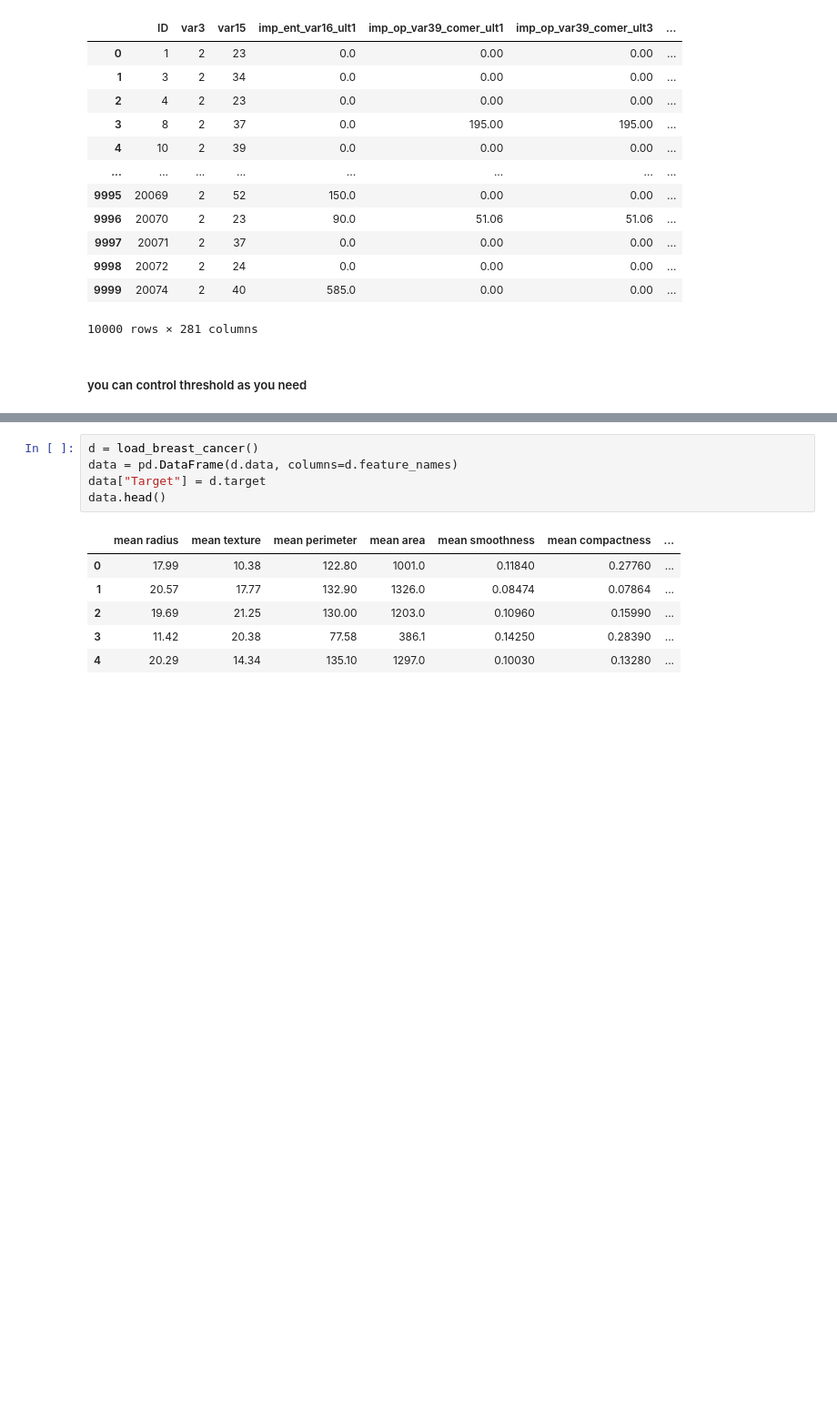
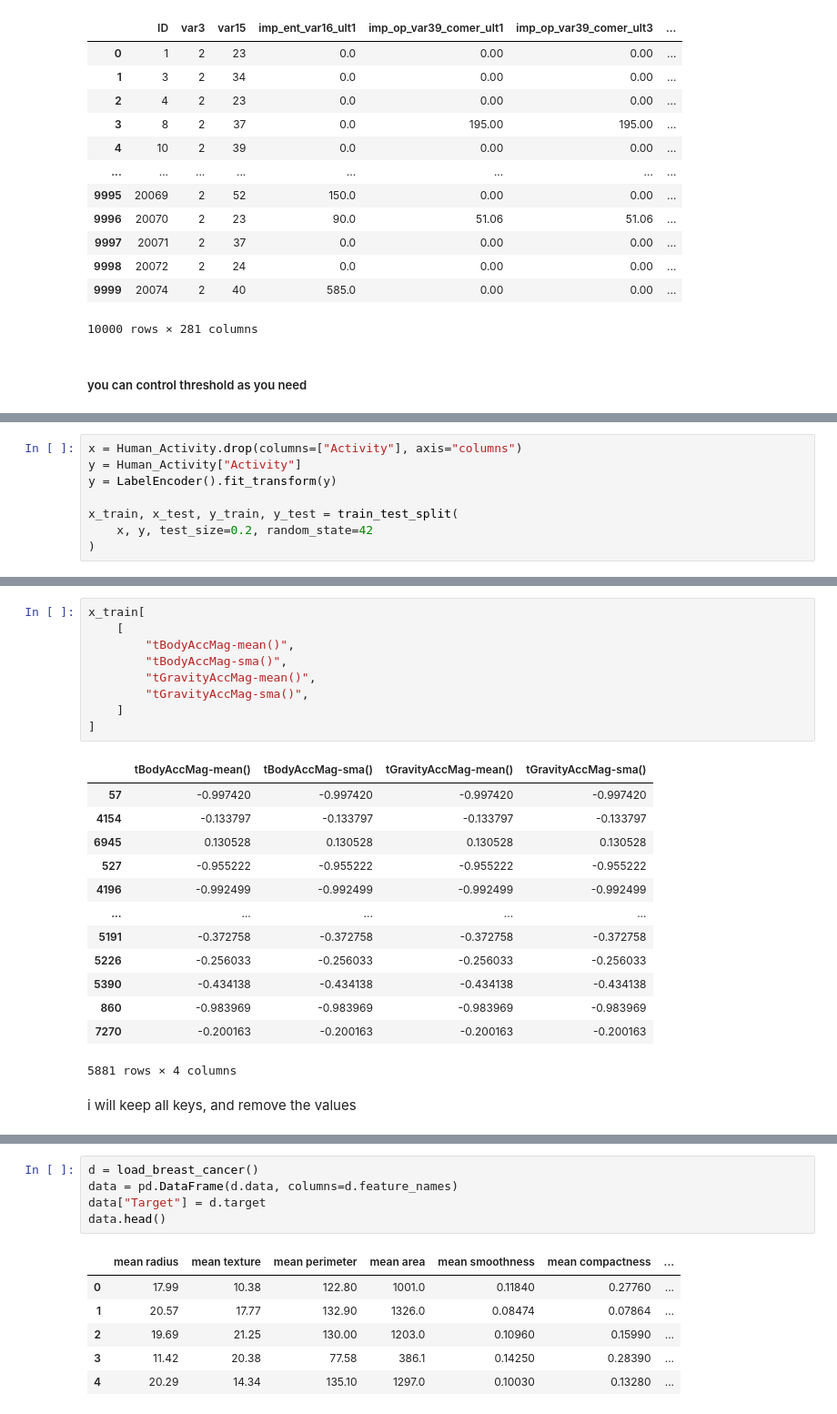
Before and after one commit to ahmedhany14/Feature-engineering, a Jupyter notebook: feature selection/feature_selection.ipynb, the cells around one changed output, grey strips where cells are left out. Shown at 91% size. Drawn from its saved outputs; the diff is of its cells as text; blank space fills up the shorter version.

```diff
--- a/feature selection/feature_selection.ipynb
+++ b/feature selection/feature_selection.ipynb
@@ -101,0 +149,8 @@ new_df
+# %%
+x = Human_Activity.drop(columns=["Activity"], axis="columns")
+y = Human_Activity["Activity"]
+y = LabelEncoder().fit_transform(y)
+
+x_train, x_test, y_train, y_test = train_test_split(
+    x, y, test_size=0.2, random_state=42
+)
@@ -101,0 +214,25 @@ new_df
+# %%
+x_train[
+    [
+        "tBodyAccMag-mean()",
+        "tBodyAccMag-sma()",
+        "tGravityAccMag-mean()",
+        "tGravityAccMag-sma()",
+    ]
+]
+# %% [output]
+|  | tBodyAccMag-mean() | tBodyAccMag-sma() | tGravityAccMag-mean() | tGravityAccMag-sma() |
+| 57 | -0.997420 | -0.997420 | -0.997420 | -0.997420 |
+| 4154 | -0.133797 | -0.133797 | -0.133797 | -0.133797 |
+| 6945 | 0.130528 | 0.130528 | 0.130528 | 0.130528 |
+| 527 | -0.955222 | -0.955222 | -0.955222 | -0.955222 |
+| 4196 | -0.992499 | -0.992499 | -0.992499 | -0.992499 |
+| ... | ... | ... | ... | ... |
+| 5191 | -0.372758 | -0.372758 | -0.372758 | -0.372758 |
+| 5226 | -0.256033 | -0.256033 | -0.256033 | -0.256033 |
+| 5390 | -0.434138 | -0.434138 | -0.434138 | -0.434138 |
+| 860 | -0.983969 | -0.983969 | -0.983969 | -0.983969 |
+| 7270 | -0.200163 | -0.200163 | -0.200163 | -0.200163 |
+5881 rows × 4 columns
+# %% [markdown]
+i will keep all keys, and remove the values
```
Also changed, not shown: parts of 62 cells of this notebook, 1 other file.
